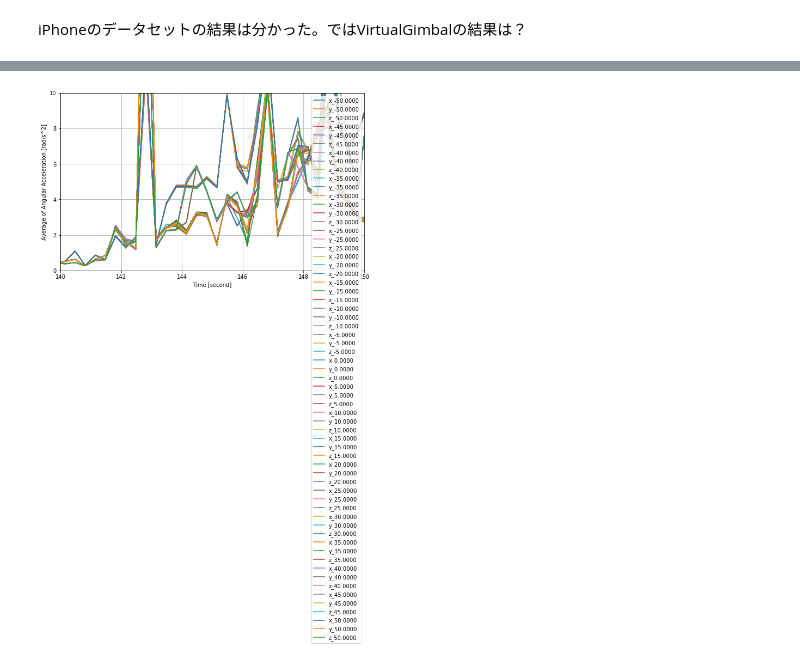
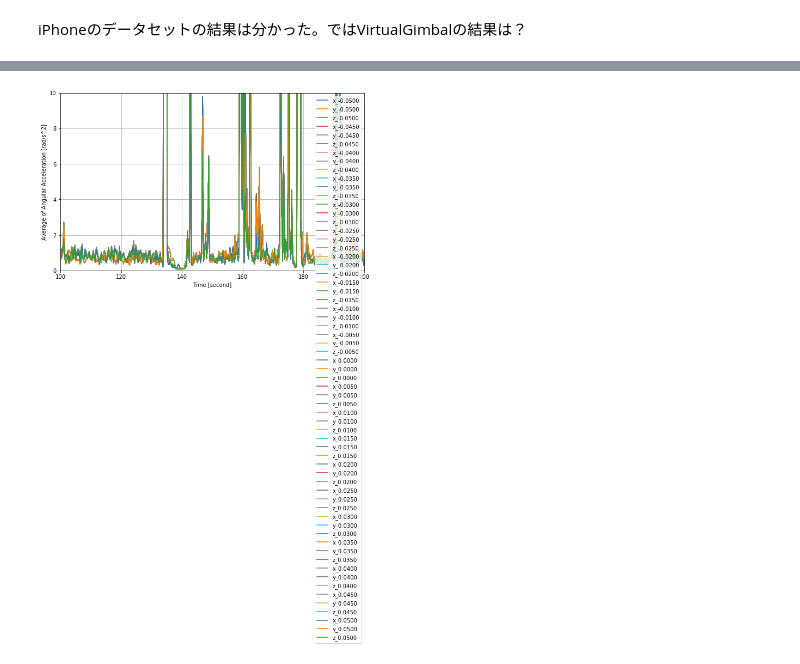
Before and after one commit to yossato/virtualGimbal, a Jupyter notebook: post_processing_software/jupyter/observe_synchronization_and_quality.ipynb, the cells around one changed output, grey strips where cells are left out. Drawn from its saved outputs; the diff is of its cells as text; code cells hidden in the pictures.

```diff
--- a/post_processing_software/jupyter/observe_synchronization_and_quality.ipynb
+++ b/post_processing_software/jupyter/observe_synchronization_and_quality.ipynb
@@ -185,14 +185,14 @@ plotA4s(datas,legend,sampling_rate=30,length=300,ylim=[0,3])
 iPhoneのデータセットの結果は分かった。ではVirtualGimbalの結果は？
 # %%
 def exec_vg_sd(offset):
-    cmd = './pixelwise_stabilizer -i /home/yoshiaki/syukugawara/C0003.MP4 -c ILCE-6500 -l SEL1670Z -j ./records/2022-10-04_12-56-14.json -z 1.3 -n -a -x frame_offset_' + format(offset,'1.4f') + '.json'
+    cmd = './pixelwise_stabilizer -i /home/yoshiaki/syukugawara/C0003.MP4 -c ILCE-6500 -l SEL1670Z -j records/2019-04-03_07.27.36.json -z 1.3 -n -a -x frame_offset_' + format(offset,'1.4f') + '.json'
     try:
         res = subprocess.check_call(cmd.split(),cwd="../build/")
     except:
         print("Error.")
     print(res)
 # %%
-frame_offsets=np.linspace(-50,50,21)
+frame_offsets=np.linspace(-0.05,0.05,21)
 
 for fo in frame_offsets:
     with open('../build/frame_offset_' + format(fo,'1.4f') + '.json', 'w') as f:
@@ -239,4 +245,4 @@ for fo in frame_offsets:
 # %%
-plotA4s(datas,legend,sampling_rate=30,length=10,xlim=[140,150],ylim=[0,10])
+plotA4s(datas,legend,sampling_rate=30,length=10,xlim=[100,200],ylim=[0,10])
 # %% [output]
-[figure, old version]
+[figure, new version]
```
Also changed, not shown: parts of 15 cells of this notebook, 1 other file.
